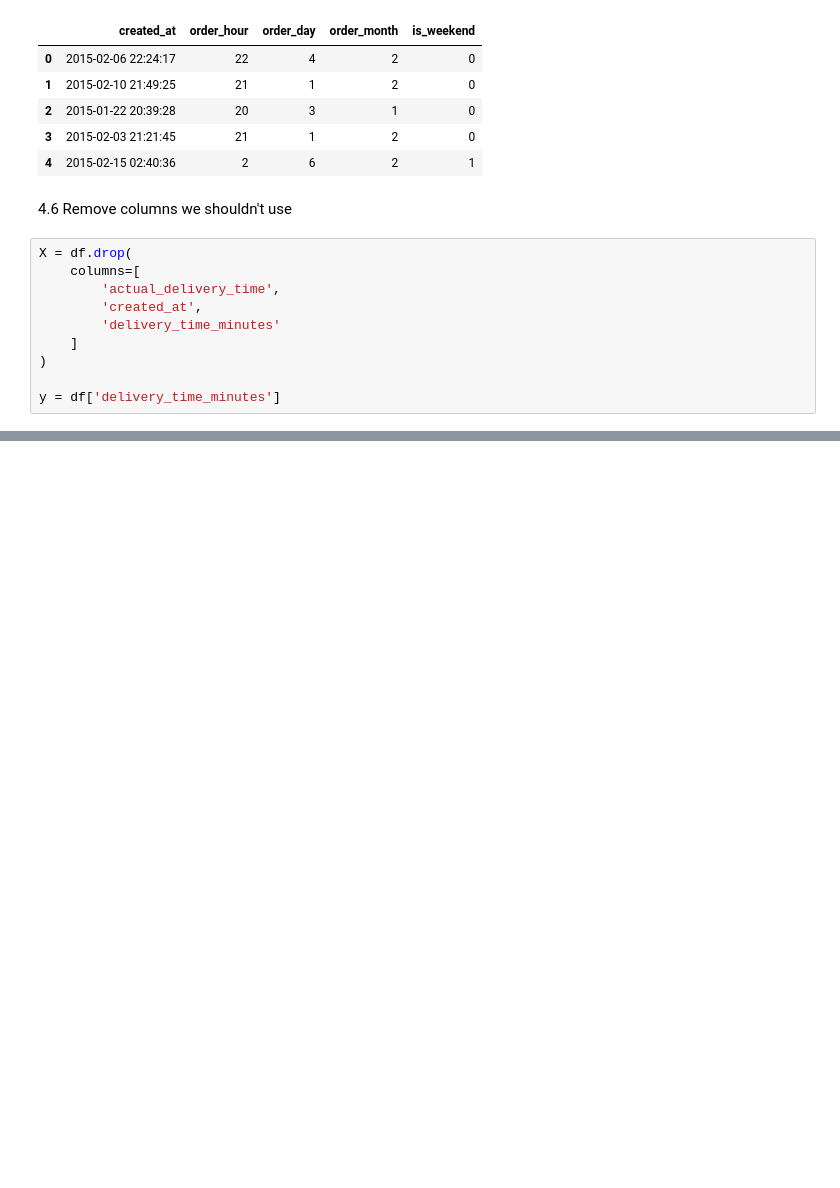
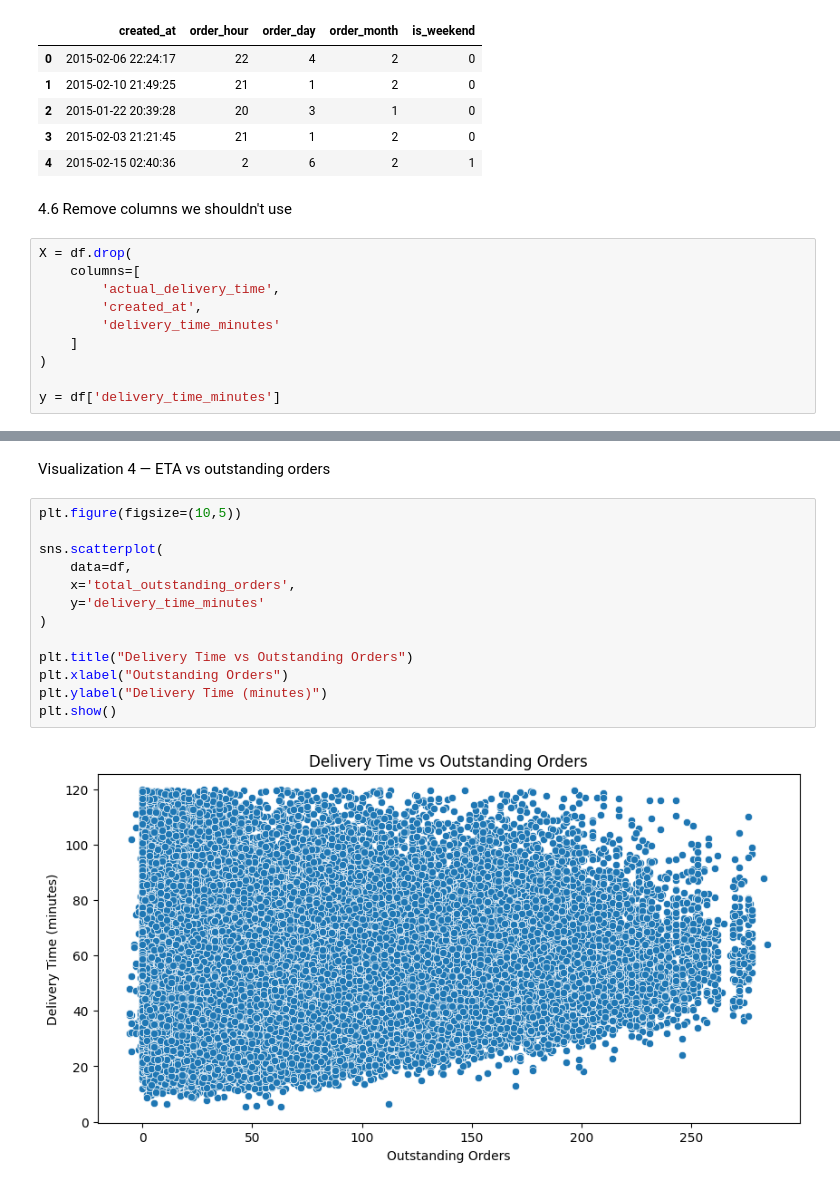
Before and after one commit to code-with-khushi26/Food-Delivery-ETA, a Jupyter notebook: main.ipynb, the cells around one changed output, grey strips where cells are left out. Saved outputs shown, nothing was run; the diff lists cells and outputs as text; blank space fills up the shorter version.

```diff
--- a/main.ipynb
+++ b/main.ipynb
@@ -189,0 +242,17 @@ y = df['delivery_time_minutes']
+# %% [markdown]
+Visualization 4 — ETA vs outstanding orders
+# %%
+plt.figure(figsize=(10,5))
+
+sns.scatterplot(
+    data=df,
+    x='total_outstanding_orders',
+    y='delivery_time_minutes'
+)
+
+plt.title("Delivery Time vs Outstanding Orders")
+plt.xlabel("Outstanding Orders")
+plt.ylabel("Delivery Time (minutes)")
+plt.show()
+# %% [output]
+[figure, added]
```
Also changed, not shown: parts of 9 cells of this notebook.
